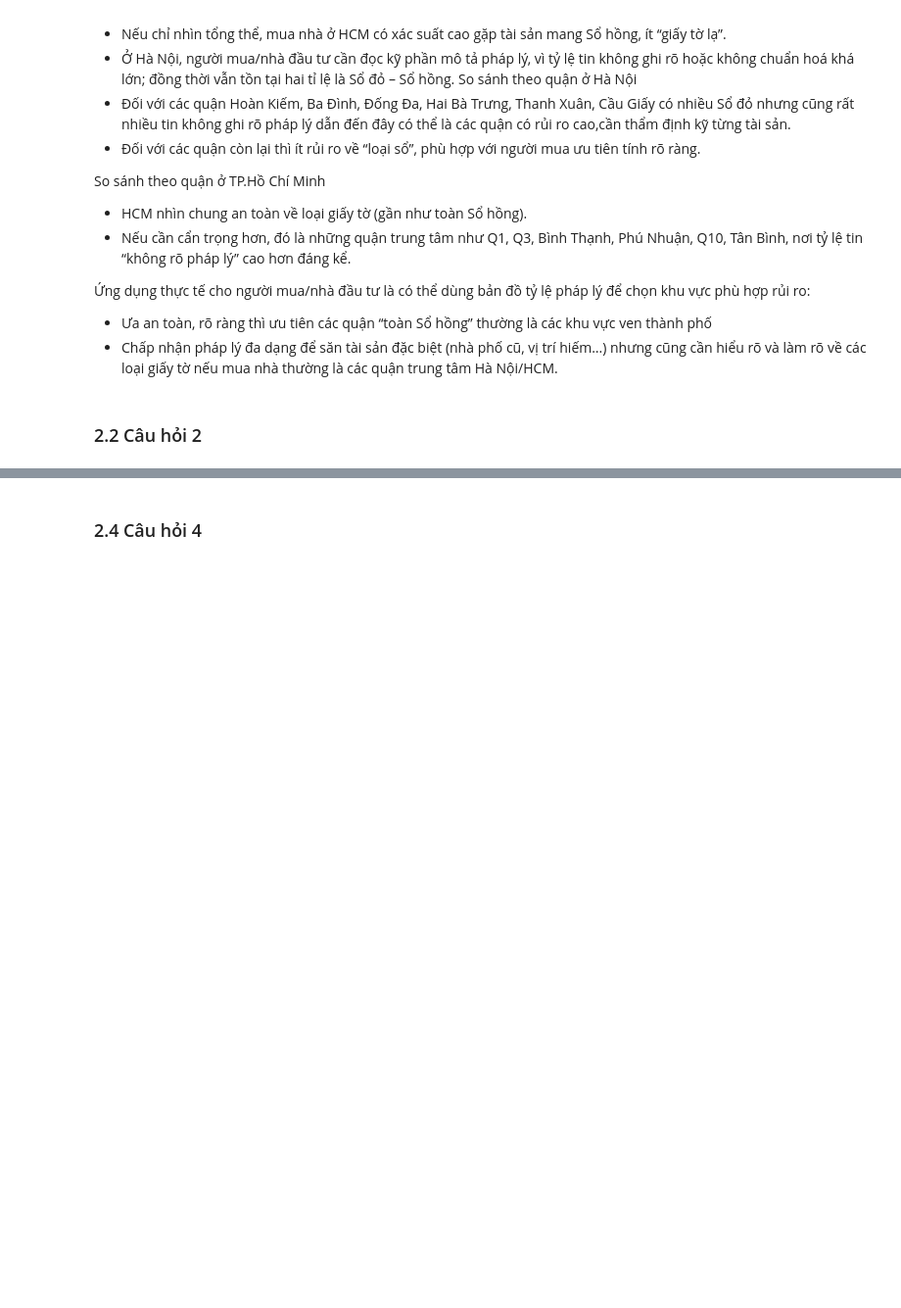
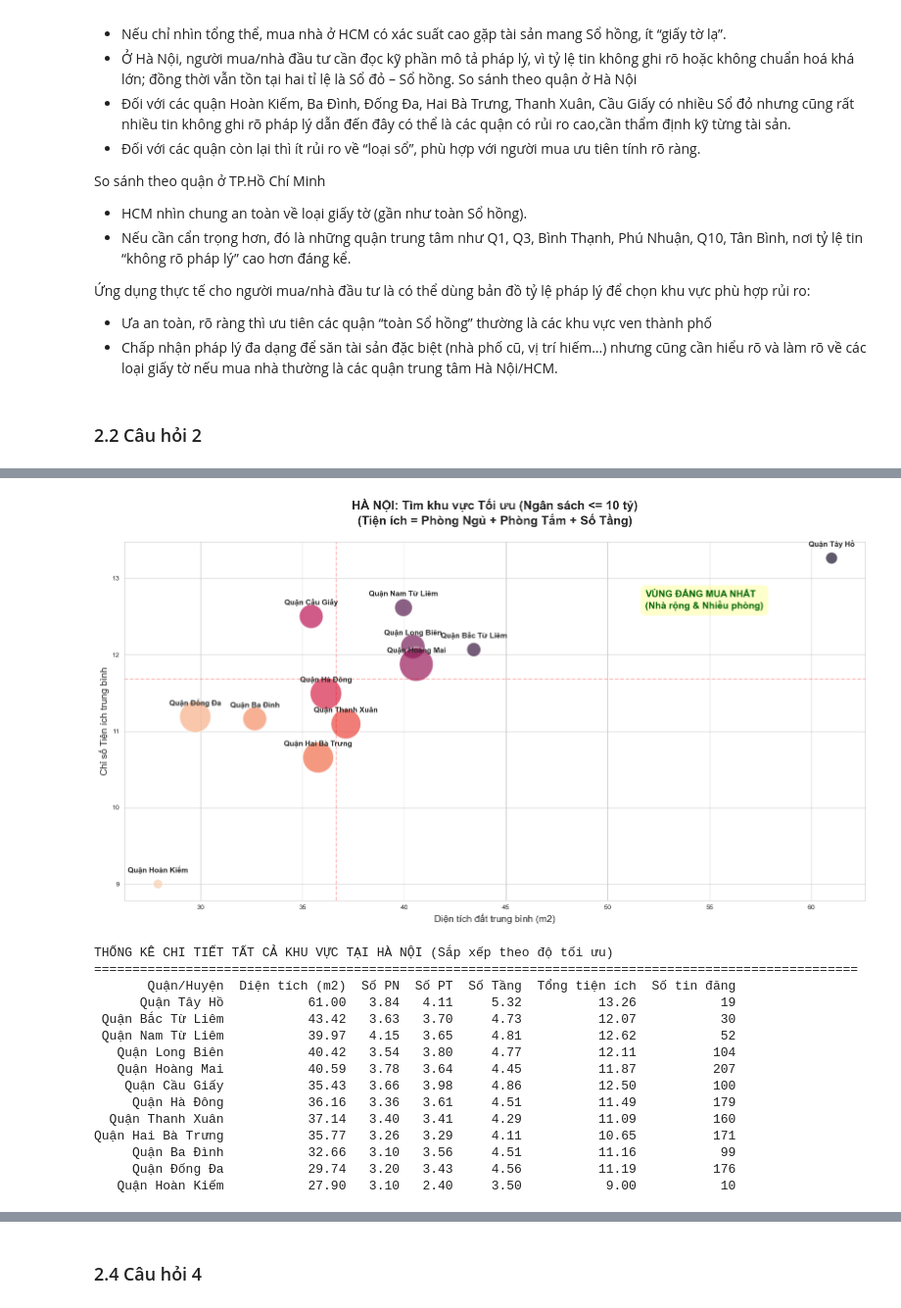
Before and after one commit to Thuongcdv123/Project-Intro-DS, a Jupyter notebook: eda/eda.ipynb, the cells around one changed output, grey strips where cells are left out. Shown at 98% size. Saved outputs shown, nothing was run; the diff lists cells and outputs as text; code cells hidden in the pictures; blank space fills up the shorter version.

```diff
--- a/eda/eda.ipynb
+++ b/eda/eda.ipynb
@@ -376,0 +587,19 @@ So sánh theo quận ở TP.Hồ Chí Minh
+# %%
+stats_hn = plot_city_analysis('Hà Nội', 'rocket')
+# %% [output]
+[figure, added]
+THỐNG KÊ CHI TIẾT TẤT CẢ KHU VỰC TẠI HÀ NỘI (Sắp xếp theo độ tối ưu)
+====================================================================================================
+       Quận/Huyện  Diện tích (m2)  Số PN  Số PT  Số Tầng  Tổng tiện ích  Số tin đăng
+      Quận Tây Hồ           61.00   3.84   4.11     5.32          13.26           19
+ Quận Bắc Từ Liêm           43.42   3.63   3.70     4.73          12.07           30
+ Quận Nam Từ Liêm           39.97   4.15   3.65     4.81          12.62           52
+   Quận Long Biên           40.42   3.54   3.80     4.77          12.11          104
+   Quận Hoàng Mai           40.59   3.78   3.64     4.45          11.87          207
+    Quận Cầu Giấy           35.43   3.66   3.98     4.86          12.50          100
+     Quận Hà Đông           36.16   3.36   3.61     4.51          11.49          179
+  Quận Thanh Xuân           37.14   3.40   3.41     4.29          11.09          160
+Quận Hai Bà Trưng           35.77   3.26   3.29     4.11          10.65          171
+     Quận Ba Đình           32.66   3.10   3.56     4.51          11.16           99
+     Quận Đống Đa           29.74   3.20   3.43     4.56          11.19          176
+   Quận Hoàn Kiếm           27.90   3.10   2.40     3.50           9.00           10
```
Also changed, not shown: parts of 10 cells of this notebook.
